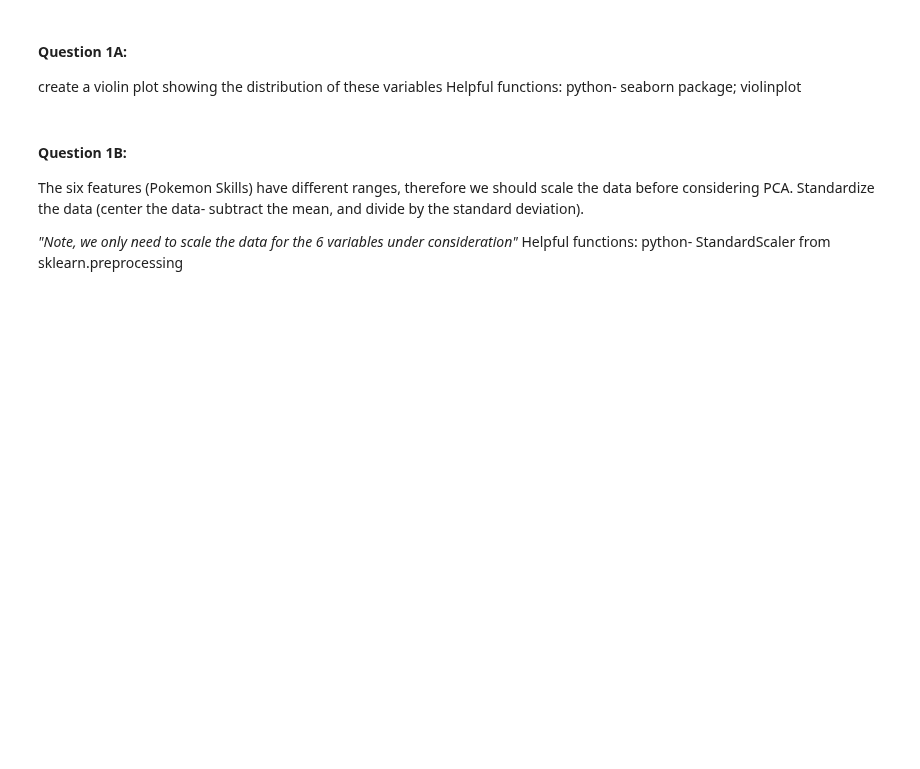
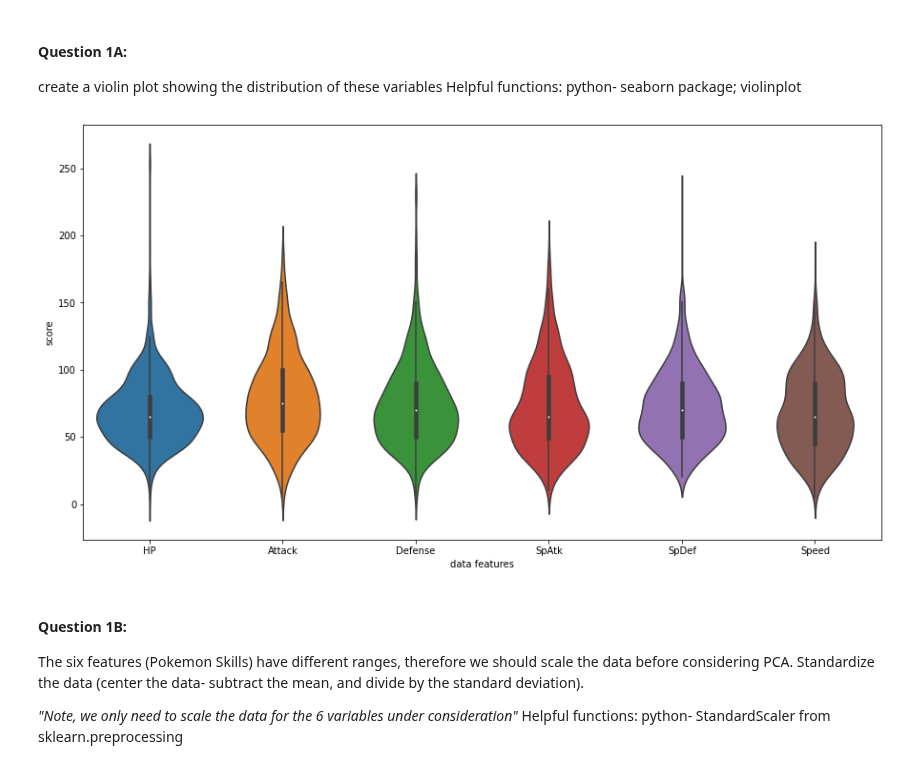
Before and after one commit to DevvyDont/DataMining, a Jupyter notebook: A3/A3_Group_Zamorano.ipynb, the cells around one changed output. Saved outputs shown, nothing was run; the diff lists cells and outputs as text; code cells hidden in the pictures; blank space fills up the shorter version.

```diff
--- a/A3/A3_Group_Zamorano.ipynb
+++ b/A3/A3_Group_Zamorano.ipynb
@@ -6,3 +13,6 @@ Some pre-requisites we will need for this project
 # %% [markdown]
 ### Question 1: Pokemon Data
 Load in the data, look at the distribution of Pokemon skills (data features) we will use for dimenionality reduction. "HP, Attack, Defense, SpAtk, SpDef, and Speed"
+# %%
+pData = pd.read_csv("Pokemon.csv") #read in entire Pokemon.csv file
+pData.head(10)
@@ -10,6 +32,27 @@ Load in the data, look at the distribution of Pokemon skills (data features) we
 #### Question 1A:
 create a violin plot showing the distribution of these variables
 Helpful functions: python- seaborn package; violinplot
+# %%
+import warnings    #notebook generated depreciation errors for future updates
+                    #removed warnings for just this instance
+
+with warnings.catch_warnings(record=True):
+    pData.Name = pData.Name.str.replace(".*(?=Mega)", "") #remove extra name spaces
+    pData['Type2'].fillna(pData['Type1'], inplace=True) #replace all non values
+    new_data=pData.copy() #make a copy of pData
+    new_data.drop(["Num","Total","Generation","Legendary"], 1, inplace=True) #drop columns we are not interested in
+# %%
+figure = plt.figure(figsize=(15,8))  #create figure size
+
+plt.xlabel('data features')          #xlabel
+
+plt.ylabel('score')                  #ylabel
+
+sns.violinplot(data=new_data)        #violinplot
+
+plt.show()                           #show everything
+# %% [output]
+[figure, added]
 # %% [markdown]
 #### Question 1B:
 The six features (Pokemon Skills) have different ranges, therefore we should scale the data before considering PCA. Standardize the data (center the data- subtract the mean, and divide by the standard deviation).
```
Also changed, not shown: parts of 6 cells of this notebook, 2 other files.
